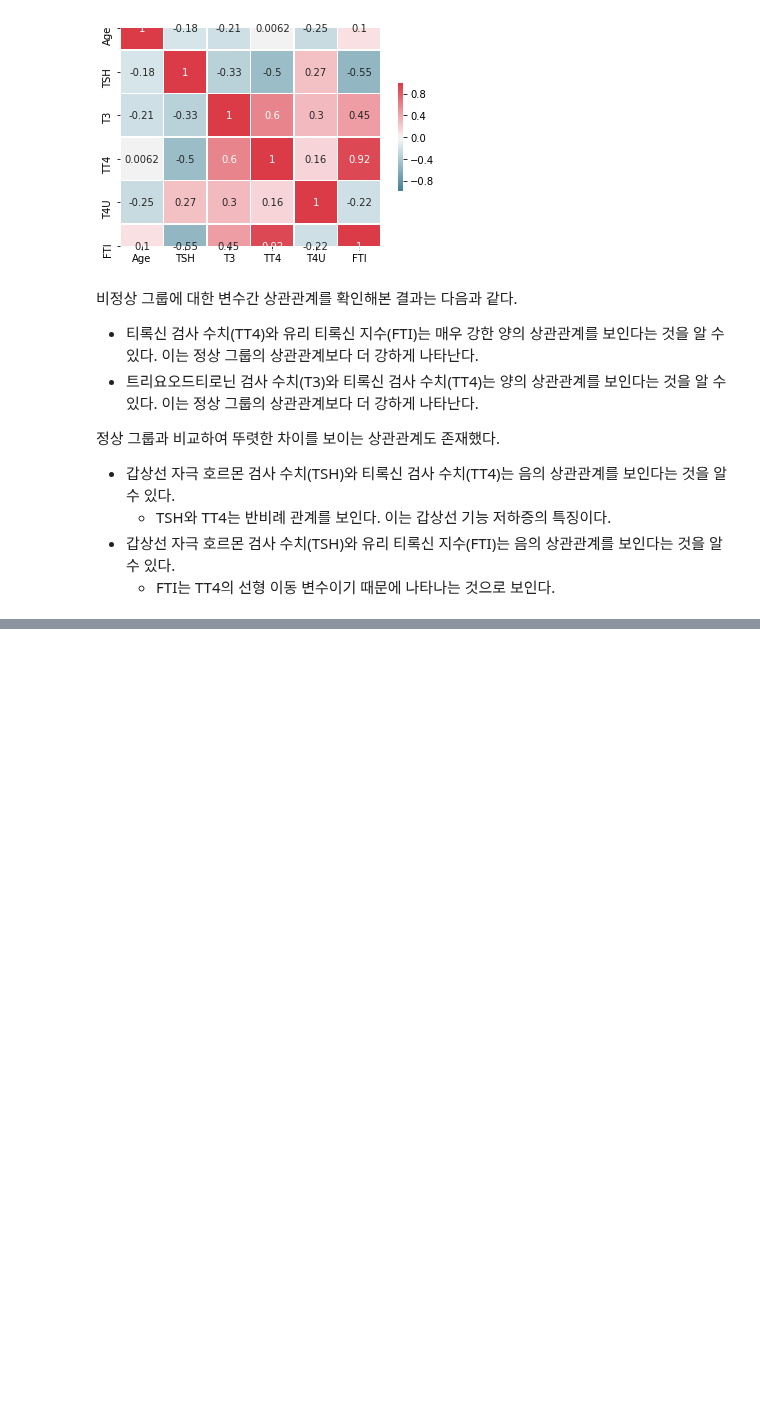
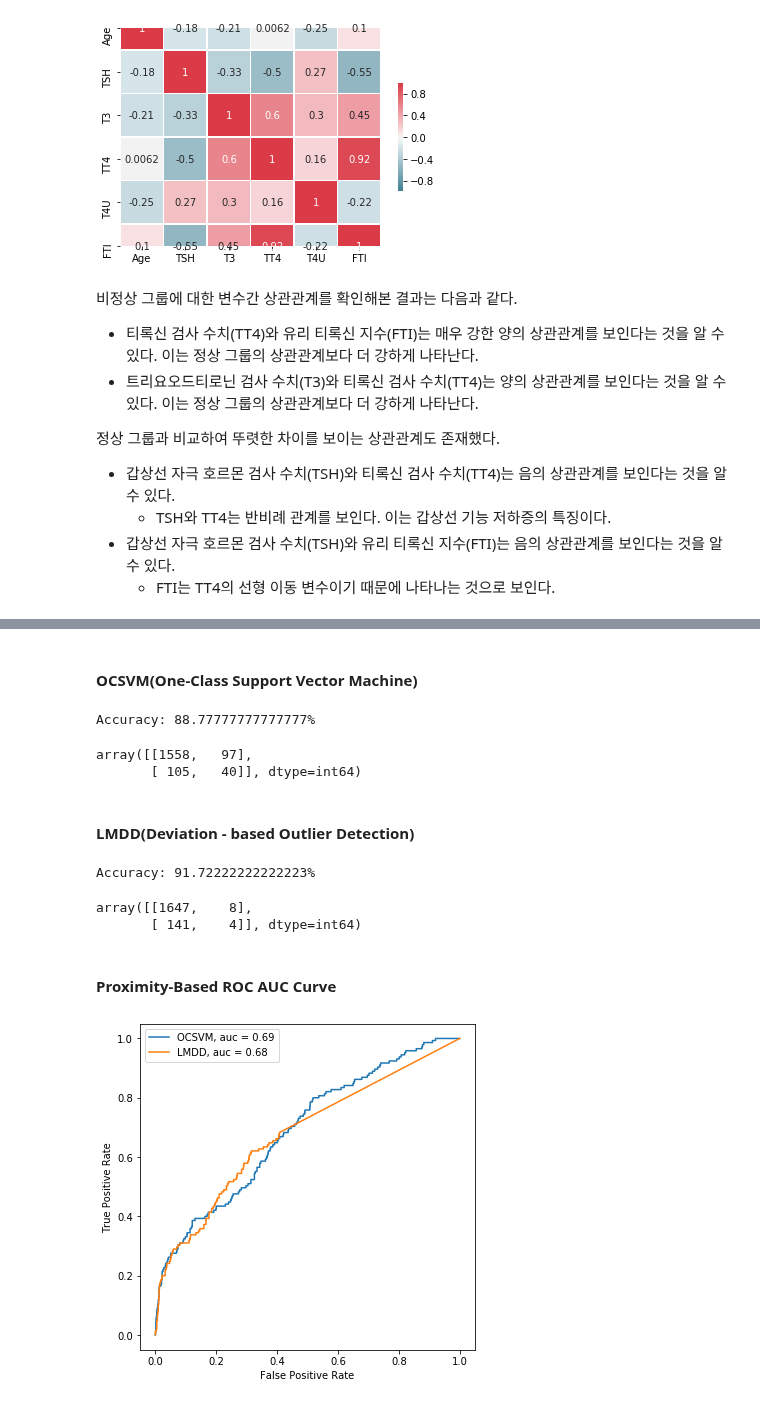
Before and after one commit to Yukkiasuna-sao/Anomaly_Detection, a Jupyter notebook: implementation/STEP1_Implementation.ipynb, the cells around one changed output, grey strips where cells are left out. Drawn from its saved outputs; the diff is of its cells as text; code cells hidden in the pictures; blank space fills up the shorter version.

```diff
--- a/implementation/STEP1_Implementation.ipynb
+++ b/implementation/STEP1_Implementation.ipynb
@@ -362,0 +388,47 @@ roc_auc_curve(test_predict)
+# %% [markdown]
+#### OCSVM(One-Class Support Vector Machine)
+# %%
+clf = OCSVM(contamination = contamination)
+clf.fit(X_train)
+
+y_pred = clf.predict(X_test)
+
+print("Accuracy: {}%".format(accuracy_score(y_test, y_pred) * 100))
+# %% [output]
+Accuracy: 88.77777777777777%
+# %%
+ocsvm_y_pred_proba = clf.predict_proba(X_test)[::,1]
+
+test_predict = pd.DataFrame(y_test)
+test_predict['ocsvm_pred'] = ocsvm_y_pred_proba
+# %%
+confusion_matrix(test_predict['outlier'], y_pred)
+# %% [output]
+array([[1558,   97],
+       [ 105,   40]], dtype=int64)
+# %% [markdown]
+#### LMDD(Deviation - based Outlier Detection)
+# %%
+clf = LMDD(contamination = contamination)
+clf.fit(X_train)
+
+y_pred = clf.predict(X_test)
+
+print("Accuracy: {}%".format(accuracy_score(y_test, y_pred) * 100))
+# %% [output]
+Accuracy: 91.72222222222223%
+# %%
+lmdd_y_pred_proba = clf.predict_proba(X_test)[::,1]
+
+test_predict['lmdd_pred'] = lmdd_y_pred_proba
+# %%
+confusion_matrix(test_predict['outlier'], y_pred)
+# %% [output]
+array([[1647,    8],
+       [ 141,    4]], dtype=int64)
+# %% [markdown]
+#### Proximity-Based ROC AUC Curve
+# %%
+roc_auc_curve(test_predict)
+# %% [output]
+[figure, added]
```
Also changed, not shown: parts of 41 cells of this notebook, 1 other file.
